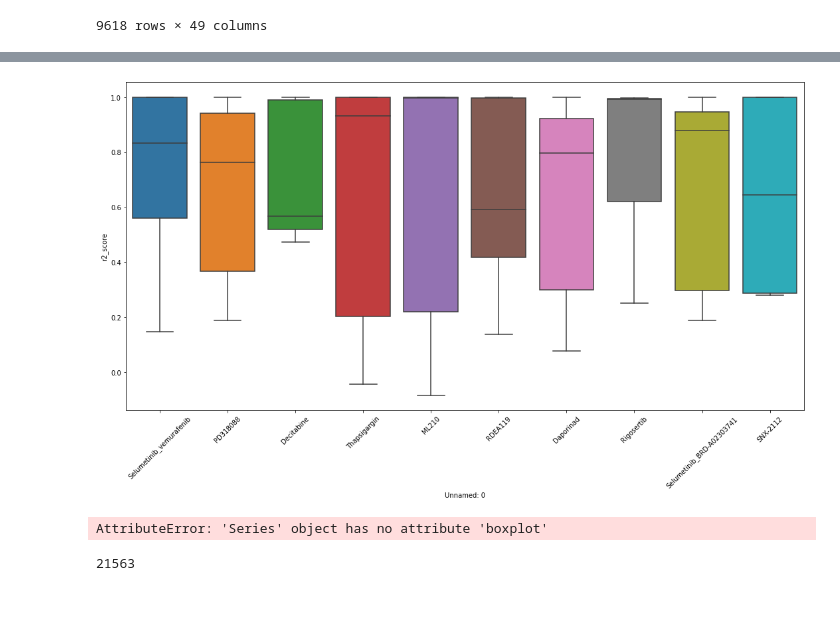
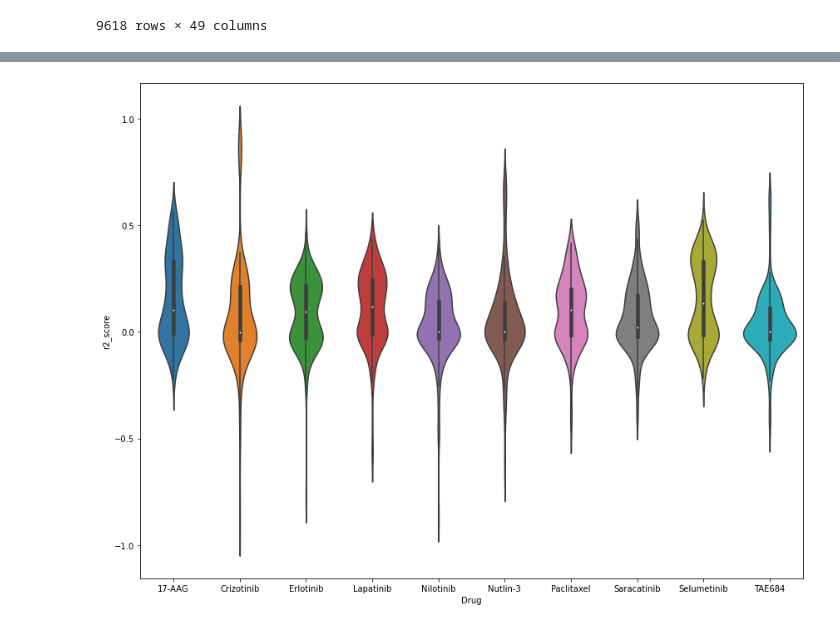
Before and after one commit to lucas-ubm/phc-data-pipeline, a Jupyter notebook: Ranalysis.ipynb, the cells around one changed output, grey strips where cells are left out. Drawn from its saved outputs; the diff is of its cells as text; code cells hidden in the pictures; blank space fills up the shorter version.

Commit message:
New graphs generated

```diff
--- a/Ranalysis.ipynb
+++ b/Ranalysis.ipynb
@@ -334,0 +296,3 @@ jo = no[no['Unnamed: 0'].isin(['Selumetinib_vemurafenib 8 to 1 ratio mol by mol'
+# %%
+no = pd.read_csv('data/runs/drug_data.csv')
+no = no.join(ndata, rsuffix='_drug')
@@ -334,0 +316,4 @@ jo = no[no['Unnamed: 0'].isin(['Selumetinib_vemurafenib 8 to 1 ratio mol by mol'
+# %%
+sns.set(font_scale=2)
+g = sns.lmplot(x='n', y='r_2_mean', data=ndata[ndata['r_2_mean']>-10], col='model', hue='model', col_wrap=2, height=12, legend=False)
+plt.savefig('model vs n')
@@ -335,20 +340,18 @@ jo = no[no['Unnamed: 0'].isin(['Selumetinib_vemurafenib 8 to 1 ratio mol by mol'
+# %%
+from collections import Counter
+count = Counter(no['Unnamed: 0'])
+
+def getDrugs(n):
+    return [i[0] for i in count.most_common(n)]
+# %%
+jo = no[no['Unnamed: 0'].isin(getDrugs(10))]
 # %%
-plt.figure(figsize = (15,9))
-ax = sns.boxplot(x=jo['Unnamed: 0'], y = jo['r2_score'])
-ax.set_xticklabels(['Selumetinib_vemurafenib', 'PD318088',
-       'Decitabine', 'Thapsigargin', 'ML210', 'RDEA119', 'Daporinad',
-       'Rigosertib', 'Selumetinib_BRD-A02303741',
-       'SNX-2112'], rotation=45)
+plt.figure(figsize = (12,9))
+ax = sns.violinplot(x=jo['Unnamed: 0'], y = jo['r2_score'])
+ax.set_xlabel('Drug')
 plt.tight_layout()
+plt.savefig('drugs.png')
 # %% [output]
-[figure, old version]
+[figure, new version]
 # %%
 lo = k.join(ndata, lsuffix='n')
-# %%
-lo['r2_score']
-# %% [output]
-AttributeError: 'Series' object has no attribute 'boxplot'
-# %%
-len(lo['r2_score'].values)
-# %% [output]
-21563
```
Also changed, not shown: parts of 27 cells of this notebook, 5 other files.
